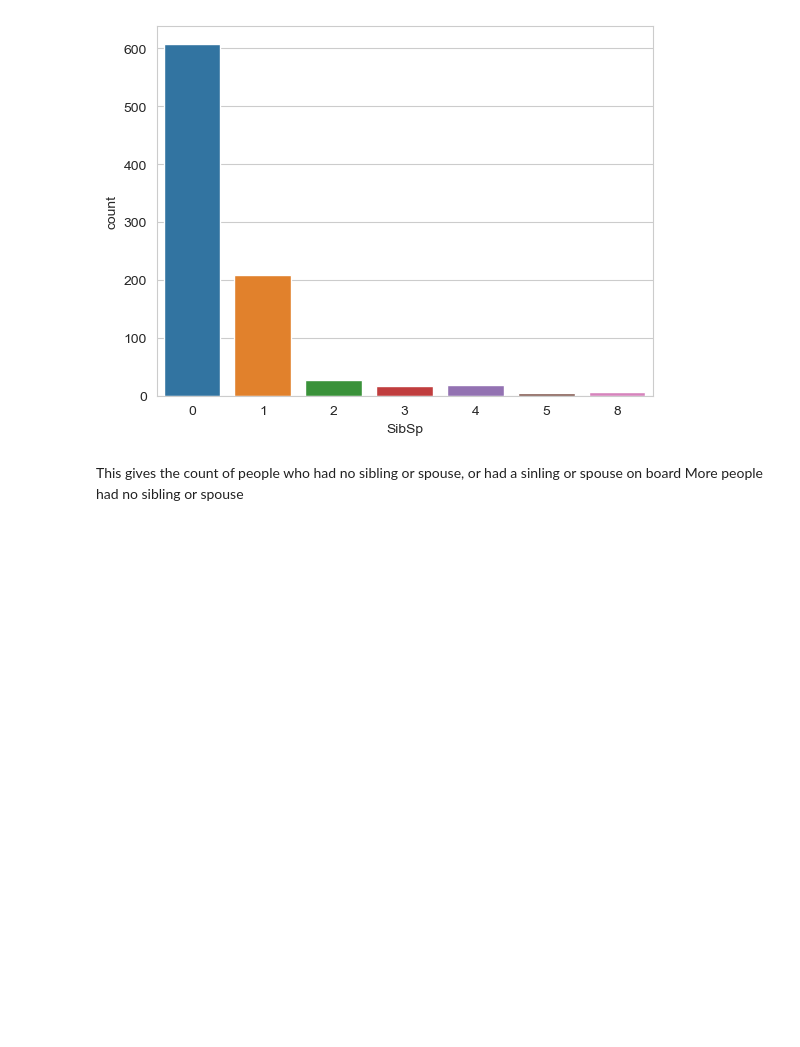
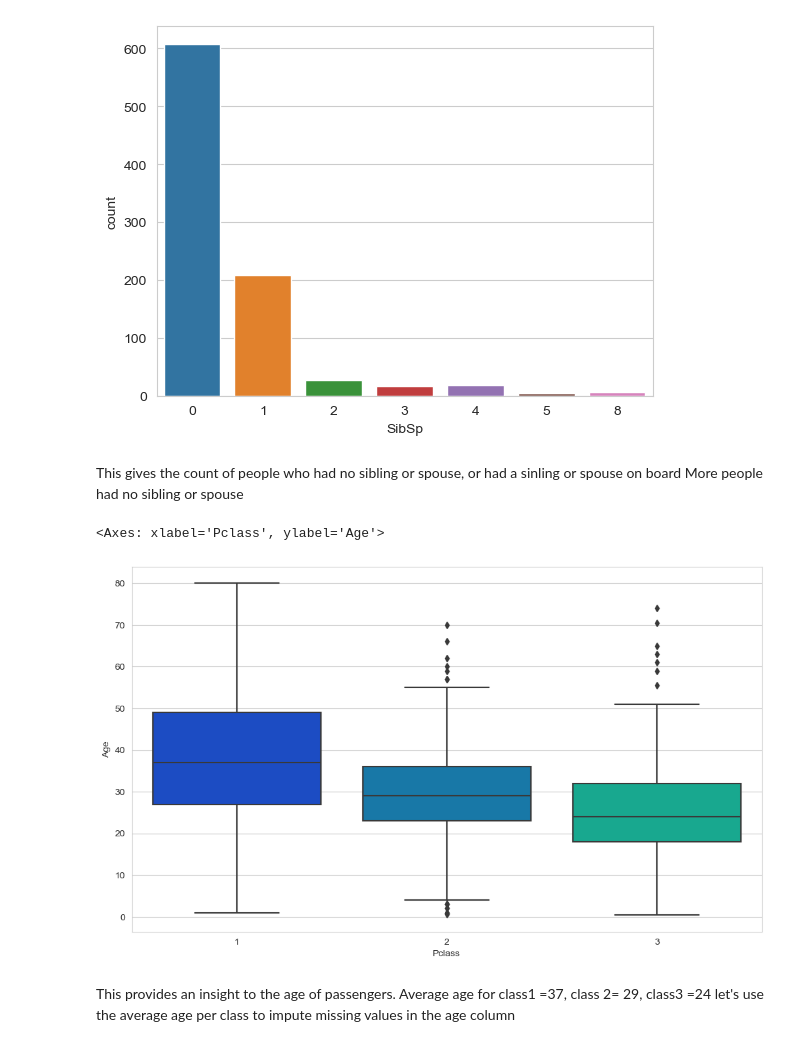
Before and after one commit to latleger/midterm_project, a Jupyter notebook: notebooks/train_EDA.ipynb, the cells around one changed output. Cells and saved outputs as stored; diff of their text form; code cells hidden in the pictures; blank space fills up the shorter version.

```diff
--- a/notebooks/train_EDA.ipynb
+++ b/notebooks/train_EDA.ipynb
@@ -71,4 +71,13 @@ sns.countplot(x='SibSp', data=train)
 This gives the count of people who had no sibling or spouse, or had a sinling or spouse on board
 More people had no sibling or spouse
 # %%
-#average age of the people with respect to the passenger class Pclas
+#average age of the people with respect to the passenger class Pclass
+plt.figure(figsize=(12, 7))
+sns.boxplot(x='Pclass', y='Age', data=train, palette='winter')
+# %% [output]
+<Axes: xlabel='Pclass', ylabel='Age'>
+[figure, added]
+# %% [markdown]
+This provides an insight to the age of passengers.
+Average age for class1 =37, class 2= 29, class3 =24
+let's use the average age per class to impute missing values in the age column
```
Also changed, not shown: parts of 1 cell of this notebook.
